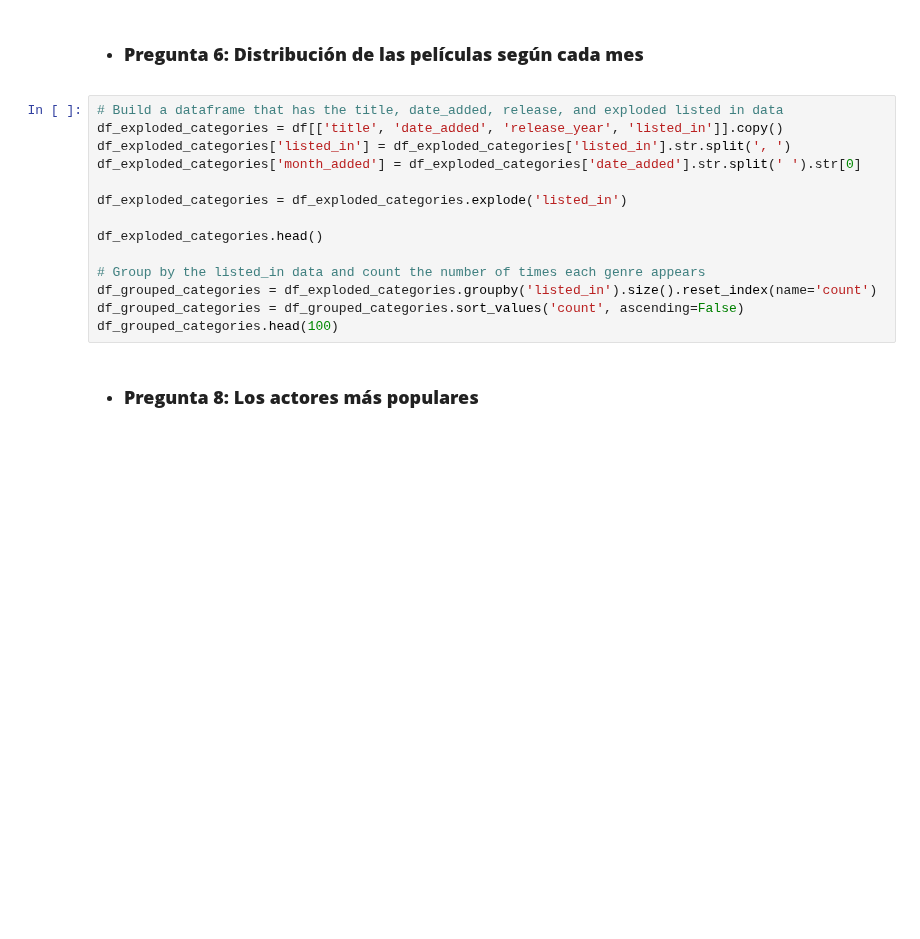
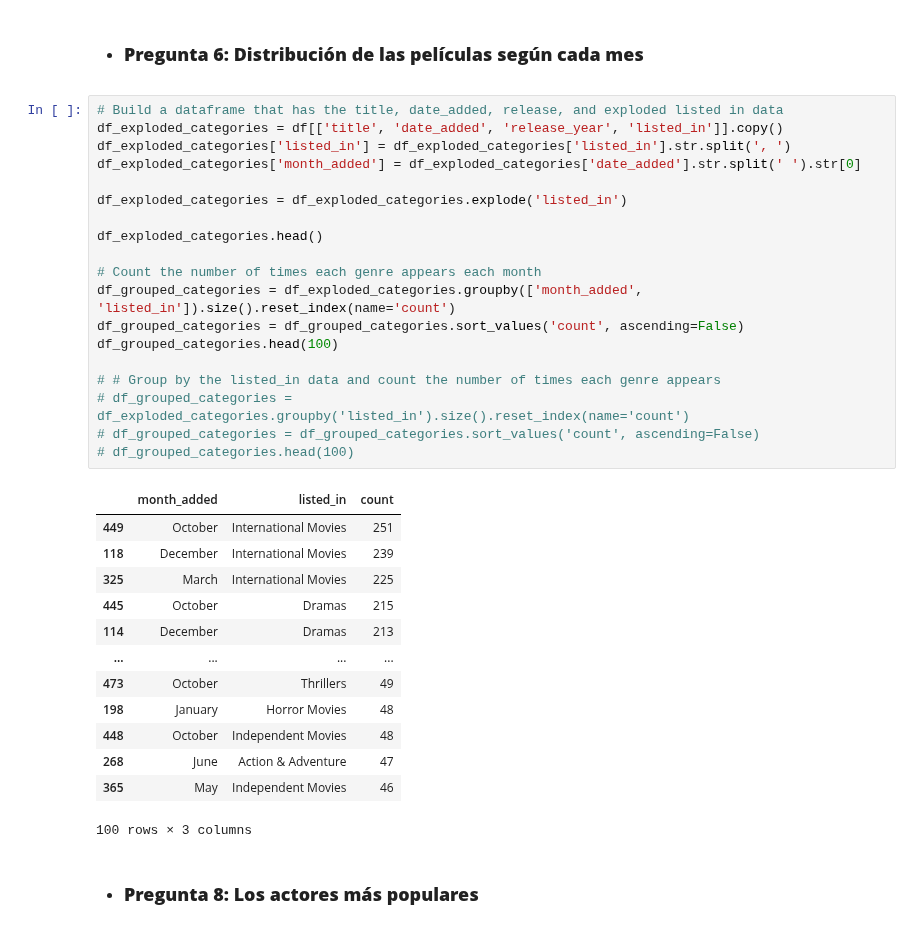
Before and after one commit to Apanizza197/AnalisisDeDatos, a Jupyter notebook: Practico2/practico_2.ipynb, the cells around one changed output. Cells and saved outputs as stored; diff of their text form; blank space fills up the shorter version.

```diff
--- a/Practico2/practico_2.ipynb
+++ b/Practico2/practico_2.ipynb
@@ -162,17 +169,36 @@ df_pivot.plot(kind='bar', stacked=True, color=[colours[1], colours[2], colours[3
 # %%
 # Build a dataframe that has the title, date_added, release, and exploded listed in data
 df_exploded_categories = df[['title', 'date_added', 'release_year', 'listed_in']].copy()
 df_exploded_categories['listed_in'] = df_exploded_categories['listed_in'].str.split(', ')
 df_exploded_categories['month_added'] = df_exploded_categories['date_added'].str.split(' ').str[0]
 
 df_exploded_categories = df_exploded_categories.explode('listed_in')
 
 df_exploded_categories.head()
 
-# Group by the listed_in data and count the number of times each genre appears
-df_grouped_categories = df_exploded_categories.groupby('listed_in').size().reset_index(name='count')
+# Count the number of times each genre appears each month
+df_grouped_categories = df_exploded_categories.groupby(['month_added', 'listed_in']).size().reset_index(name='count')
 df_grouped_categories = df_grouped_categories.sort_values('count', ascending=False)
 df_grouped_categories.head(100)
+
+# # Group by the listed_in data and count the number of times each genre appears
+# df_grouped_categories = df_exploded_categories.groupby('listed_in').size().reset_index(name='count')
+# df_grouped_categories = df_grouped_categories.sort_values('count', ascending=False)
+# df_grouped_categories.head(100)
+# %% [output]
+|  | month_added | listed_in | count |
+| 449 | October | International Movies | 251 |
+| 118 | December | International Movies | 239 |
+| 325 | March | International Movies | 225 |
+| 445 | October | Dramas | 215 |
+| 114 | December | Dramas | 213 |
+| ... | ... | ... | ... |
+| 473 | October | Thrillers | 49 |
+| 198 | January | Horror Movies | 48 |
+| 448 | October | Independent Movies | 48 |
+| 268 | June | Action & Adventure | 47 |
+| 365 | May | Independent Movies | 46 |
+100 rows × 3 columns
 # %% [markdown]
 + ### **Pregunta 8: Los actores más populares**
 # %%
```
Also changed, not shown: parts of 4 cells of this notebook, 1 other file.
